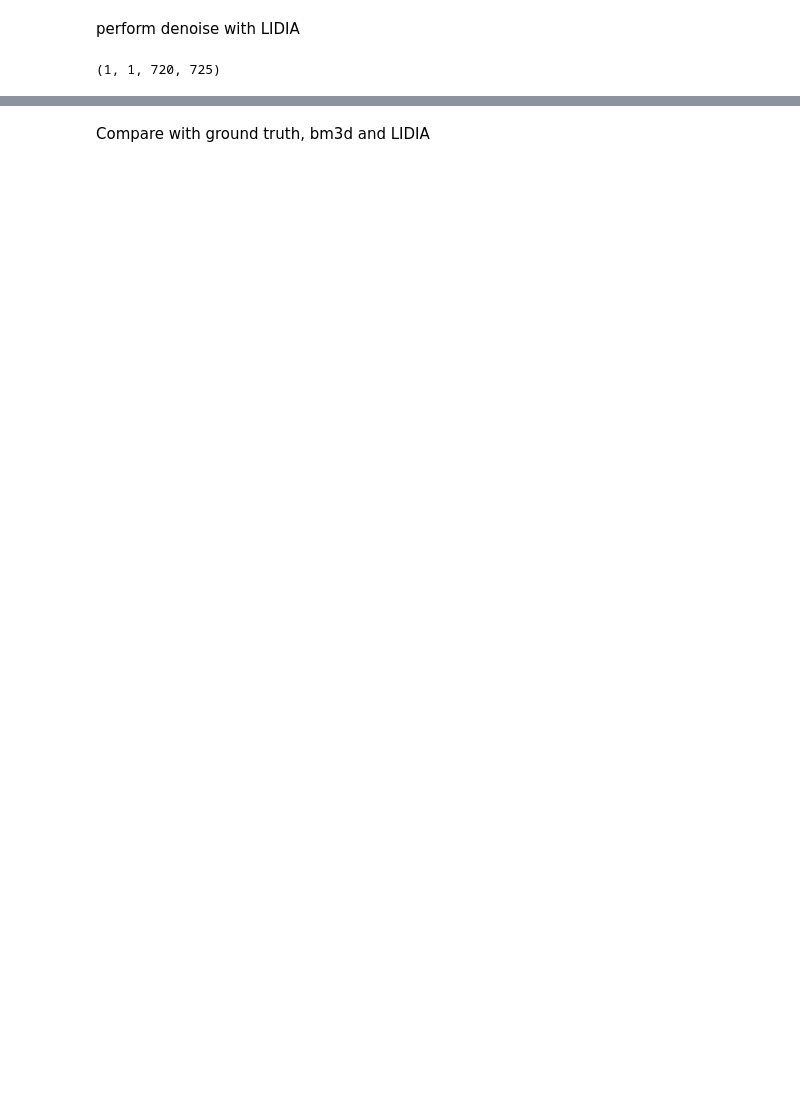
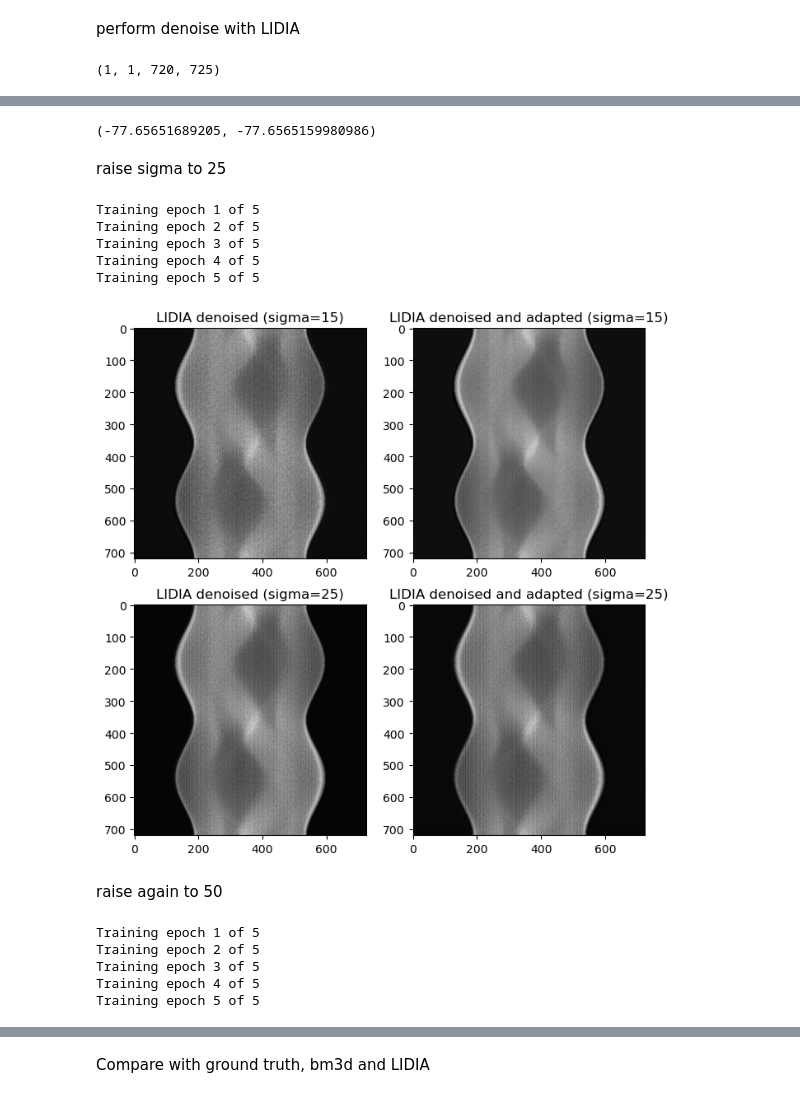
Before and after one commit to KedoKudo/TomoArtifactBenchPy, a Jupyter notebook: notebooks/evaluate_LIDIA.ipynb, the cells around one changed output, grey strips where cells are left out. Drawn from its saved outputs; the diff is of its cells as text; code cells hidden in the pictures; blank space fills up the shorter version.

```diff
--- a/notebooks/evaluate_LIDIA.ipynb
+++ b/notebooks/evaluate_LIDIA.ipynb
@@ -224,15 +237,43 @@ plt.show()
 # %%
-calc_psnr(sino_org, sino_lidia_sigma15[0, 0, :, :])
+calc_psnr(sino_org, sino_lidia_sigma15[0, 0, :, :]), calc_psnr(sino_org, sino_lidia_sigma15_adapt[0, 0, :, :])
+# %% [output]
+(-77.65651689205, -77.6565159980986)
+# %% [markdown]
+raise sigma to 25
 # %%
 sino_lidia_sigma25 = denoise_with_lidia(sino_noisy_reshaped, sigma=25)
+# %%
+sino_lidia_sigma25_adapt = denoise_with_lidia(sino_noisy_reshaped, sigma=25, self_adapt=True)
+# %% [output]
+Training epoch 1 of 5
+Training epoch 2 of 5
+Training epoch 3 of 5
+Training epoch 4 of 5
+Training epoch 5 of 5
 # %%
-# visualize side by side
-fig, axs = plt.subplots(1, 2, figsize=(8, 4))
-axs[0].imshow(sino_lidia_sigma15[0, 0, :, :], cmap='gray')
-axs[0].set_title('LIDIA denoised sinogram (sigma=15)')
-axs[1].imshow(sino_lidia_sigma25[0, 0, :, :], cmap='gray')
-axs[1].set_title('LIDIA denoised sinogram (sigma=25)')
+# visualize everyone side by side
+fig, axs = plt.subplots(2, 2, figsize=(8, 8))
+axs[0, 0].imshow(sino_lidia_sigma15[0, 0, :, :], cmap='gray')
+axs[0, 0].set_title('LIDIA denoised (sigma=15)')
+axs[0, 1].imshow(sino_lidia_sigma15_adapt[0, 0, :, :], cmap='gray')
+axs[0, 1].set_title('LIDIA denoised and adapted (sigma=15)')
+axs[1, 0].imshow(sino_lidia_sigma25[0, 0, :, :], cmap='gray')
+axs[1, 0].set_title('LIDIA denoised (sigma=25)')
+axs[1, 1].imshow(sino_lidia_sigma25_adapt[0, 0, :, :], cmap='gray')
+axs[1, 1].set_title('LIDIA denoised and adapted (sigma=25)')
 plt.show()
+# %% [output]
+[figure, added]
+# %% [markdown]
+raise again to 50
 # %%
 sino_lidia_sigma50 = denoise_with_lidia(sino_noisy_reshaped, sigma=50)
+# %%
+sino_lidia_sigma50_adapt = denoise_with_lidia(sino_noisy_reshaped, sigma=50, self_adapt=True)
+# %% [output]
+Training epoch 1 of 5
+Training epoch 2 of 5
+Training epoch 3 of 5
+Training epoch 4 of 5
+Training epoch 5 of 5
 # %%
```
Also changed, not shown: parts of 16 cells of this notebook, 1 other file.
